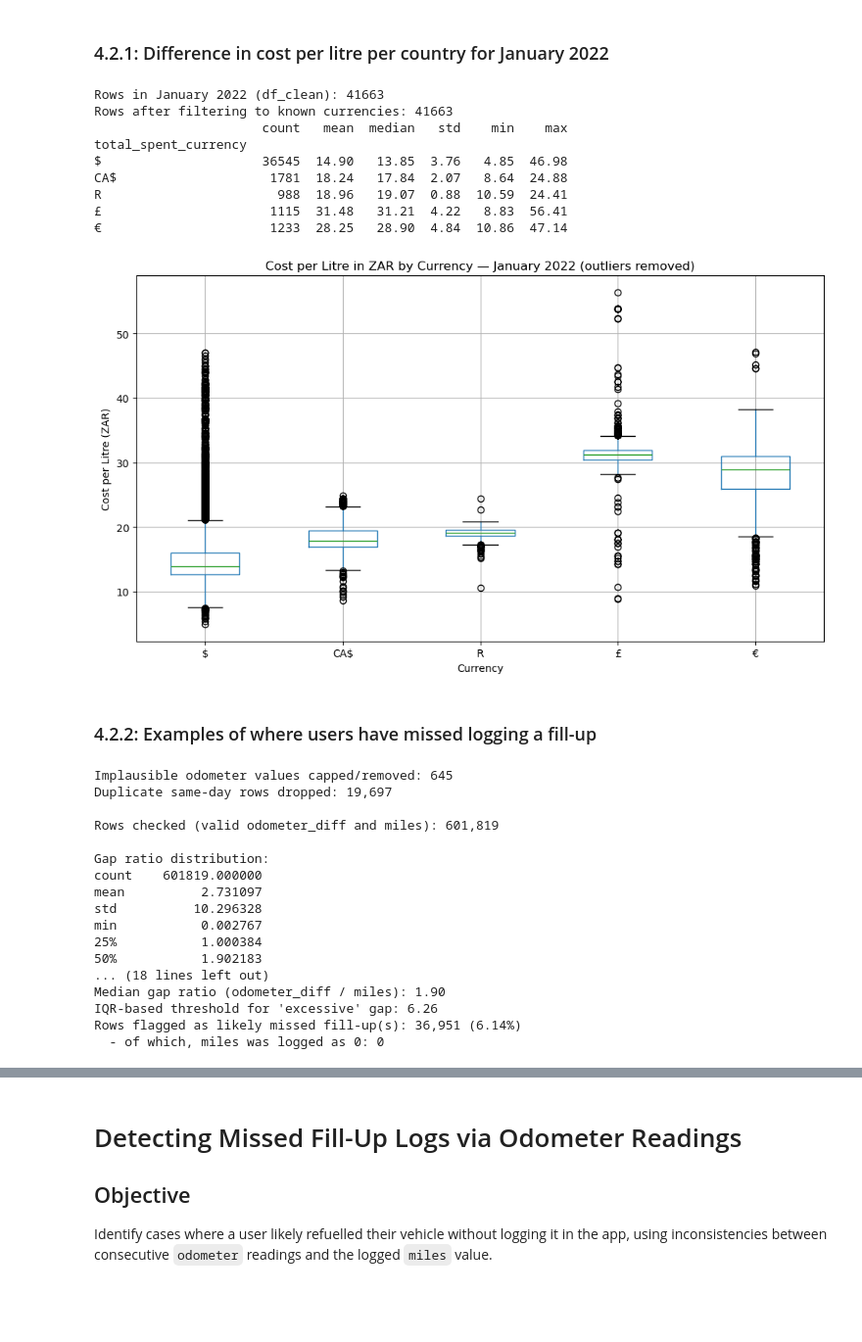
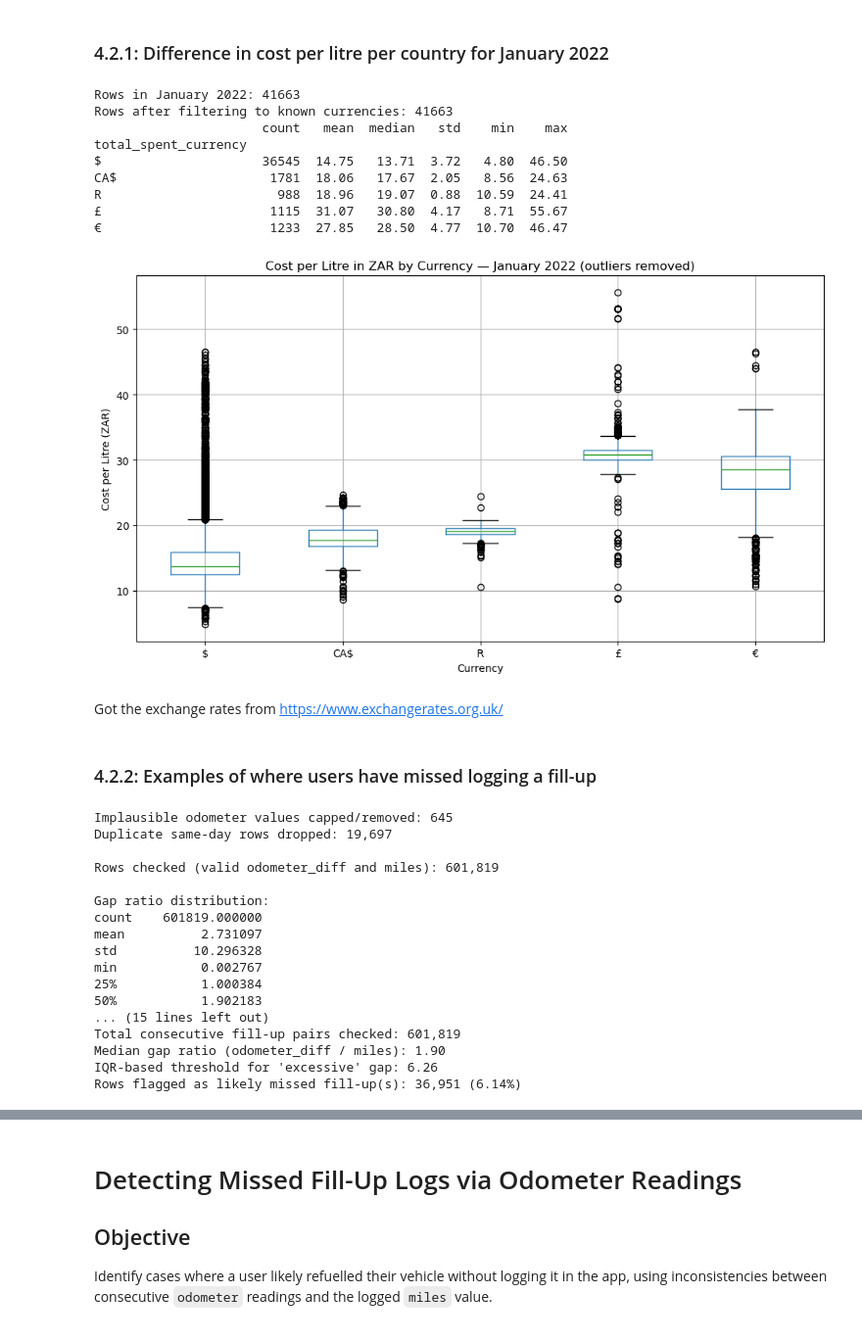
Before and after one commit to SufyaanMahomed/IDVE-Assignment, a Jupyter notebook: ass.ipynb, the cells around one changed output, grey strips where cells are left out. Shown at 98% size. Drawn from its saved outputs; the diff is of its cells as text; code cells hidden in the pictures; blank space fills up the shorter version.

Commit message:
Cleanup 2

```diff
--- a/ass.ipynb
+++ b/ass.ipynb
@@ -70,7 +64,7 @@ fig, ax = plt.subplots(figsize=(12, 5))
 df['date_fueled'].dropna().hist(bins=100, ax=ax)
 ax.set_title('Distribution of Fueling Dates')
 ax.set_xlabel('Date')
-ax.set_ylabel('Number of Fuel-ups')
+ax.set_ylabel('Number of Fuel ups')
 plt.tight_layout()
 plt.show()
 # %% [output]
@@ -83,8 +77,7 @@ total_rows = len(df)
 print("before conversion:")
 for col in ['gallons', 'miles', 'odometer']:
     missing = df[col].isna().sum()
-    pct = (missing / total_rows) * 100
-    print(f"  {col}: {missing} missing ({pct:.2f}%)")
-print("="*60)
+    percent = (missing / total_rows) * 100
+    print(f"{col}: {missing} missing ({percent:.2f}%)")
 # %% [output]
 before conversion:
@@ -119,9 +109,8 @@ dtype: object
 print("after conversion:")
 for col in ['gallons', 'miles', 'odometer']:
     missing = df[col].isna().sum()
-    pct = (missing / total_rows) * 100
-    print(f"{col}: {missing} missing ({pct:.2f}%)")
-print("="*60)
+    percent = (missing / total_rows) * 100
+    print(f"{col}: {missing} missing ({percent:.2f}%)")
 # %% [output]
 after conversion:
 gallons: 74171 missing (6.32%)
@@ -808,82 +681,81 @@ Rows removed: 60,556 (6.23%)
 ###  4.2.1: Difference in cost per litre per country for January 2022
 # %%
 exchange_rates_to_zar = {
-    '$': 15.66,
-    '£': 21.29,
-    '€': 17.79,
-    'CA$': 12.39,
+    '$': 15.50,
+    '£': 21.01,
+    '€': 17.54,
+    'CA$': 12.27,
     'R': 1.00,
 }
 
-# ---- Filter df_clean to January 2022 ----
+#Filter to January 2022
 jan_2022 = df_clean[
     (df_clean['date_fueled'].dt.year == 2022) &
     (df_clean['date_fueled'].dt.month == 1)
 ].copy()
 
-print(f"Rows in January 2022 (df_clean): {len(jan_2022)}")
+print(f"Rows in January 2022: {len(jan_2022)}")
 
 jan_2022 = jan_2022[jan_2022['total_spent_currency'].isin(exchange_rates_to_zar.keys())].copy()
 print(f"Rows after filtering to known currencies: {len(jan_2022)}")
 
 jan_2022['total_spent_currency'] = jan_2022['total_spent_currency'].cat.remove_unused_categories()
 
-# ---- Convert cost_per_litre to ZAR (cast to str before mapping to avoid categorical output) ----
+#Convert cost_per_litre to Rands
 jan_2022['exchange_rate'] = jan_2022['total_spent_currency'].astype(str).map(exchange_rates_to_zar)
 jan_2022['exchange_rate'] = pd.to_numeric(jan_2022['exchange_rate'], errors='coerce')
 
 jan_2022['cost_per_litre_zar'] = jan_2022['cost_per_litre'] * jan_2022['exchange_rate']
 
-# ---- Summary stats per currency ----
+#Summary stats per currency
 summary = jan_2022.groupby('total_spent_currency', observed=True)['cost_per_litre_zar'].agg(
     ['count', 'mean', 'median', 'std', 'min', 'max']
 ).round(2)
 
 print(summary)
 
-# ---- Plot ----
 fig, ax = plt.subplots(figsize=(10, 6))
 jan_2022.boxplot(column='cost_per_litre_zar', by='total_spent_currency', ax=ax)
 ax.set_title('Cost per Litre in ZAR by Currency — January 2022 (outliers removed)')
 ax.set_xlabel('Currency')
 ax.set_ylabel('Cost per Litre (ZAR)')
 plt.suptitle('')
 plt.tight_layout()
 plt.show()
 # %% [output]
-Rows in January 2022 (df_clean): 41663
+Rows in January 2022: 41663
 Rows after filtering to known currencies: 41663
                       count   mean  median   std    min    max
 total_spent_currency
-$                     36545  14.90   13.85  3.76   4.85  46.98
-CA$                    1781  18.24   17.84  2.07   8.64  24.88
+$                     36545  14.75   13.71  3.72   4.80  46.50
+CA$                    1781  18.06   17.67  2.05   8.56  24.63
 R                       988  18.96   19.07  0.88  10.59  24.41
-£                      1115  31.48   31.21  4.22   8.83  56.41
-€                      1233  28.25   28.90  4.84  10.86  47.14
+£                      1115  31.07   30.80  4.17   8.71  55.67
+€                      1233  27.85   28.50  4.77  10.70  46.47
-[figure, old version]
+[figure, new version]
+# %% [markdown]
+Got the exchange rates from https://www.exchangerates.org.uk/
 # %% [markdown]
 ### 4.2.2: Examples of where users have missed logging a fill-up
 # %%
-# ---- Step 1: Sort by vehicle and date ----
+#Sort by vehicle and date
 df_sorted = df_clean.sort_values(['user_id', 'car_make', 'car_model', 'car_year', 'date_fueled']).copy()
 group_cols = ['user_id', 'car_make', 'car_model', 'car_year']
 
-# ---- Step 2: Cap implausible odometer values (treat as missing) ----
-ODOMETER_CAP = 500_000  # generous upper bound for a personal vehicle
+#Cap implausible odometer values
+ODOMETER_CAP = 500_000
 implausible_odo = df_sorted['odometer'] > ODOMETER_CAP
 print(f"Implausible odometer values capped/removed: {implausible_odo.sum():,}")
 
 df_sorted['odometer_clean'] = df_sorted['odometer'].where(~implausible_odo)
 
-# ---- Step 3: Drop same-day duplicate fill-ups for the same vehicle ----
-# (date_fueled has no time component, so chronological order between
-#  same-day entries can't be determined - keep the first occurrence only)
+#Drop same-day duplicate fill-ups for the same vehicle
 dupe_mask = df_sorted.duplicated(subset=group_cols + ['date_fueled'], keep='first')
 print(f"Duplicate same-day rows dropped: {dupe_mask.sum():,}")
 
 df_dedup = df_sorted[~dupe_mask].copy()
 
-# ---- Step 4: Compute odometer difference between consecutive fill-ups per vehicle ----
+#Odometer difference between consecutive fill-ups per vehicle
 df_dedup['odometer_diff'] = df_dedup.groupby(group_cols, observed=True)['odometer_clean'].diff()
 
 valid_check = (
@@ -893,18 +765,14 @@ valid_check = (
 )
 print(f"\nRows checked (valid odometer_diff and miles): {valid_check.sum():,}")
 
-# ---- Step 5: Compute the gap ratio (odometer_diff / miles) ----
+#Gap ratio
 df_dedup['gap_ratio'] = df_dedup['odometer_diff'] / df_dedup['miles']
 ratio_data = df_dedup.loc[valid_check, 'gap_ratio']
 
 print("\nGap ratio distribution:")
 print(ratio_data.describe())
 
-# ---- Step 6: IQR-based threshold for a "genuinely excessive" gap ----
-# The median ratio is already ~2x (skipping a log appears to be common
-# behaviour), so a fixed 1x threshold would flag most of the dataset.
-# Instead, flag gaps that are excessive even relative to this dataset's
-# own typical (already-loose) logging pattern.
+#IQR-based threshold for a genuinely excessive gap
 q1 = ratio_data.quantile(0.25)
 q3 = ratio_data.quantile(0.75)
 iqr = q3 - q1
@@ -913,28 +781,25 @@ upper_bound = q3 + 1.5 * iqr
 print(f"\nQ1: {q1:.2f}, Q3: {q3:.2f}, IQR: {iqr:.2f}")
 print(f"Upper bound for 'genuinely excessive' gap: {upper_bound:.2f}")
 
-# ---- Step 7: Flag suspected missed fill-ups ----
+#Flag suspected missed fill-ups
 missed_fillup = valid_check & (df_dedup['gap_ratio'] > upper_bound)
 
-print(f"\nRows checked: {valid_check.sum():,}")
 print(f"Suspected missed fill-ups (excessive gap): {missed_fillup.sum():,}")
 print(f"Percentage flagged: {missed_fillup.sum() / valid_check.sum() * 100:.2f}%")
 
-# ---- Step 8: Check the zero-miles subset (produces infinite ratio) ----
+#Check the zero-miles subset
 zero_miles = valid_check & (df_dedup['miles'] == 0)
 print(f"\nRows with miles == 0 (causing infinite ratio): {zero_miles.sum():,}")
 print(f"Of these, how many are in the flagged missed_fillup set: {(zero_miles & missed_fillup).sum():,}")
 
-# ---- Final summary ----
 print("\n" + "="*60)
 print("MISSED FILL-UP ANALYSIS SUMMARY")
-print("="*60)
+print("")
 print(f"Total consecutive fill-up pairs checked: {valid_check.sum():,}")
 print(f"Median gap ratio (odometer_diff / miles): {ratio_data.median():.2f}")
 print(f"IQR-based threshold for 'excessive' gap: {upper_bound:.2f}")
 print(f"Rows flagged as likely missed fill-up(s): {missed_fillup.sum():,} "
       f"({missed_fillup.sum()/valid_check.sum()*100:.2f}%)")
-print(f"  - of which, miles was logged as 0: {(zero_miles & missed_fillup).sum():,}")
 # %% [output]
 Implausible odometer values capped/removed: 645
 Duplicate same-day rows dropped: 19,697
@@ -948,11 +813,11 @@ std          10.296328
 min           0.002767
 25%           1.000384
 50%           1.902183
-... (18 lines left out)
+... (15 lines left out)
+Total consecutive fill-up pairs checked: 601,819
 Median gap ratio (odometer_diff / miles): 1.90
 IQR-based threshold for 'excessive' gap: 6.26
 Rows flagged as likely missed fill-up(s): 36,951 (6.14%)
-  - of which, miles was logged as 0: 0
 # %%
 examples = df_dedup[missed_fillup][
     ['user_id', 'car_make', 'car_model', 'date_fueled', 'odometer_clean', 'odometer_diff', 'miles', 'gap_ratio']
```
Also changed, not shown: parts of 45 cells of this notebook.
